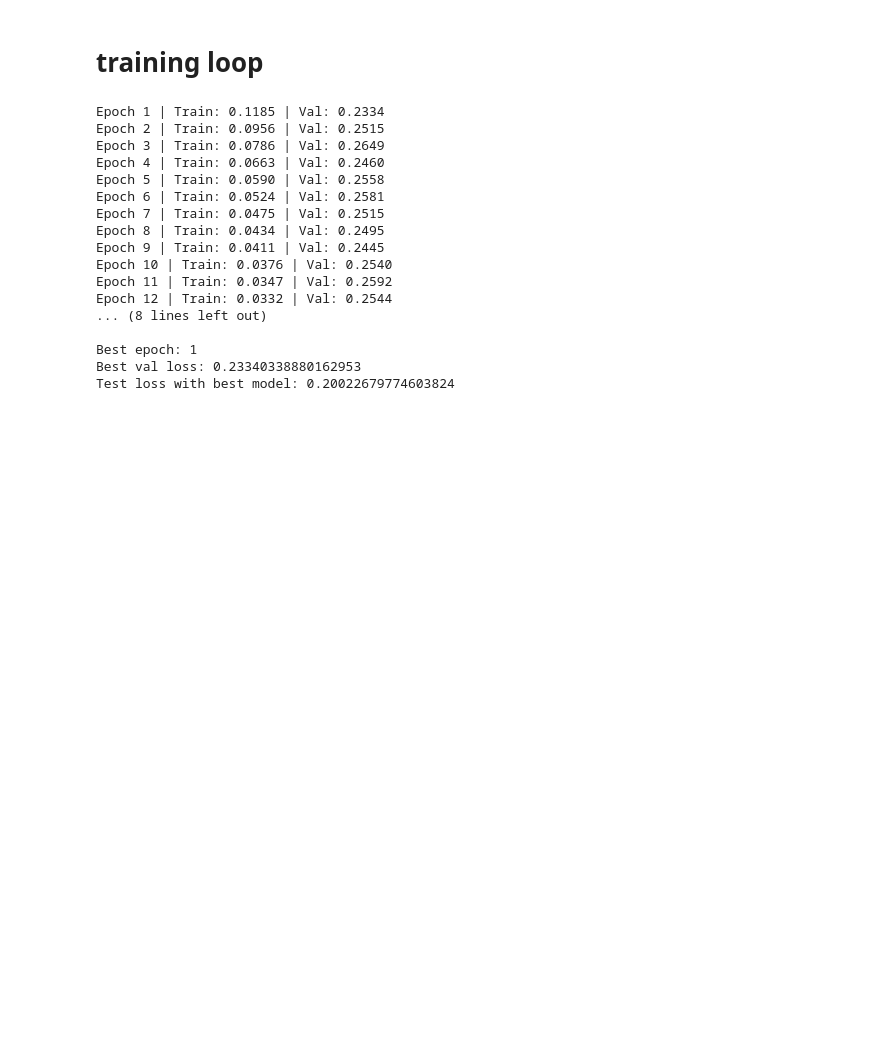
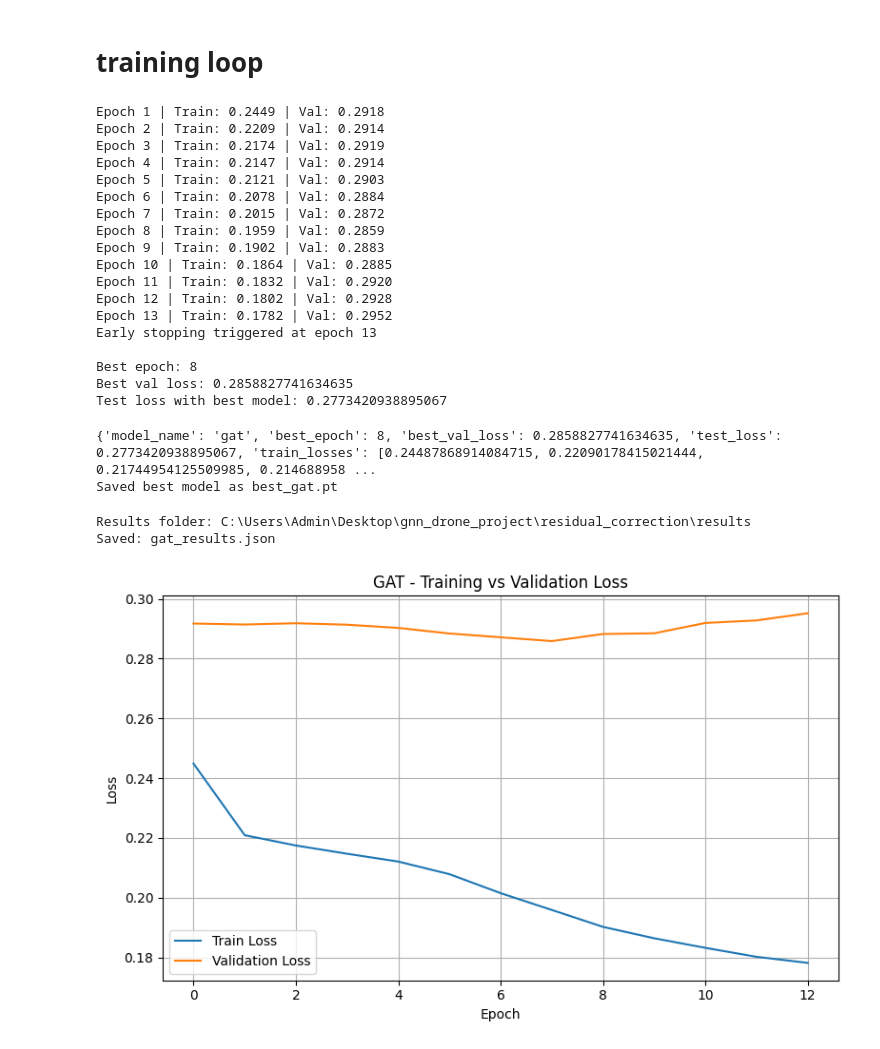
Before and after one commit to AmirBnsL/gnn_drone_project, a Jupyter notebook: residual_correction/train.ipynb, the cells around one changed output. Drawn from its saved outputs; the diff is of its cells as text; code cells hidden in the pictures; blank space fills up the shorter version.

Commit message:
best model gat + results graphs

```diff
--- a/residual_correction/train.ipynb
+++ b/residual_correction/train.ipynb
@@ -24,7 +24,7 @@ if torch.cuda.is_available():
 # %%
 DEVICE = "cuda" if torch.cuda.is_available() else "cpu"
 
-DATASET_DIR = "datasets"
+DATASET_DIR = "datasets\dataset_ExpC_failures_robustness"
 BATCH_SIZE = 32
 EPOCHS = 30
 LR = 5e-4
@@ -167,23 +168,24 @@ else:
     test_loss = evaluate(test_loader)
     print("Test loss with best model:", test_loss)
 # %% [output]
-Epoch 1 | Train: 0.1185 | Val: 0.2334
-Epoch 2 | Train: 0.0956 | Val: 0.2515
-Epoch 3 | Train: 0.0786 | Val: 0.2649
-Epoch 4 | Train: 0.0663 | Val: 0.2460
-Epoch 5 | Train: 0.0590 | Val: 0.2558
-Epoch 6 | Train: 0.0524 | Val: 0.2581
-Epoch 7 | Train: 0.0475 | Val: 0.2515
-Epoch 8 | Train: 0.0434 | Val: 0.2495
-Epoch 9 | Train: 0.0411 | Val: 0.2445
-Epoch 10 | Train: 0.0376 | Val: 0.2540
-Epoch 11 | Train: 0.0347 | Val: 0.2592
-Epoch 12 | Train: 0.0332 | Val: 0.2544
-... (8 lines left out)
+Epoch 1 | Train: 0.2449 | Val: 0.2918
+Epoch 2 | Train: 0.2209 | Val: 0.2914
+Epoch 3 | Train: 0.2174 | Val: 0.2919
+Epoch 4 | Train: 0.2147 | Val: 0.2914
+Epoch 5 | Train: 0.2121 | Val: 0.2903
+Epoch 6 | Train: 0.2078 | Val: 0.2884
+Epoch 7 | Train: 0.2015 | Val: 0.2872
+Epoch 8 | Train: 0.1959 | Val: 0.2859
+Epoch 9 | Train: 0.1902 | Val: 0.2883
+Epoch 10 | Train: 0.1864 | Val: 0.2885
+Epoch 11 | Train: 0.1832 | Val: 0.2920
+Epoch 12 | Train: 0.1802 | Val: 0.2928
+Epoch 13 | Train: 0.1782 | Val: 0.2952
+Early stopping triggered at epoch 13
 
-Best epoch: 1
-Best val loss: 0.23340338880162953
-Test loss with best model: 0.20022679774603824
+Best epoch: 8
+Best val loss: 0.2858827741634635
+Test loss with best model: 0.2773420938895067
 # %%
 results = {
     "model_name": MODEL_NAME,
@@ -199,3 +201,37 @@ print(results)
 if MODEL_NAME != "zero" and best_state is not None:
     torch.save(best_state, f"best_{MODEL_NAME}.pt")
     print(f"Saved best model as best_{MODEL_NAME}.pt")
+# %% [output]
+{'model_name': 'gat', 'best_epoch': 8, 'best_val_loss': 0.2858827741634635, 'test_loss': 0.2773420938895067, 'train_losses': [0.24487868914084715, 0.22090178415021444, 0.21744954125509985, 0.214688958 ...
+Saved best model as best_gat.pt
+# %%
+from pathlib import Path
+import json
+import matplotlib.pyplot as plt
+
+RESULTS_DIR = Path("results")
+RESULTS_DIR.mkdir(parents=True, exist_ok=True)
+
+with open(RESULTS_DIR / f"{MODEL_NAME}_results.json", "w") as f:
+    json.dump(results, f, indent=2)
+
+print("Results folder:", RESULTS_DIR.resolve())
+print(f"Saved: {MODEL_NAME}_results.json")
+# %% [output]
+Results folder: C:\Users\Admin\Desktop\gnn_drone_project\residual_correction\results
+Saved: gat_results.json
+# %%
+if MODEL_NAME != "zero":
+    plt.figure(figsize=(8, 5))
+    plt.plot(train_losses, label="Train Loss")
+    plt.plot(val_losses, label="Validation Loss")
+    plt.xlabel("Epoch")
+    plt.ylabel("Loss")
+    plt.title(f"{MODEL_NAME.upper()} - Training vs Validation Loss")
+    plt.legend()
+    plt.grid(True)
+    plt.tight_layout()
+    plt.savefig(RESULTS_DIR / f"{MODEL_NAME}_loss_curves.png", dpi=200)
+    plt.show()
+# %% [output]
+[figure, added]
```
Also changed, not shown: parts of 8 cells of this notebook, 41 other files.
